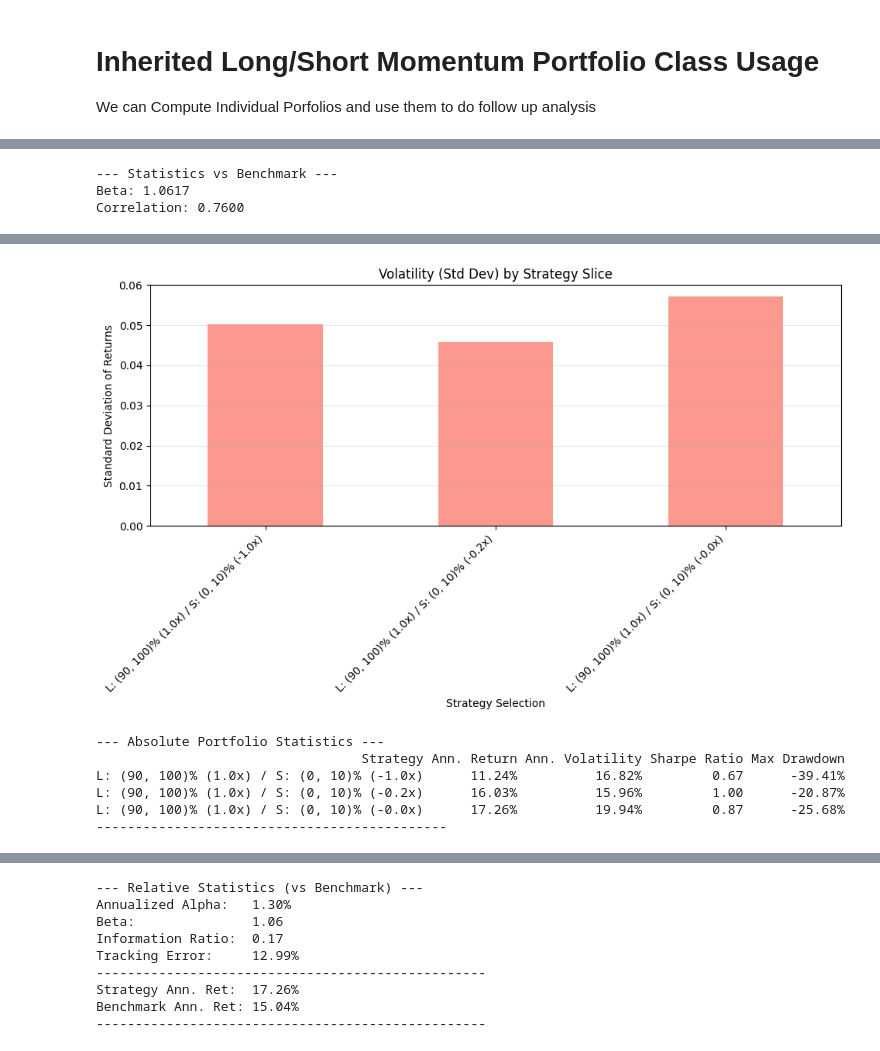
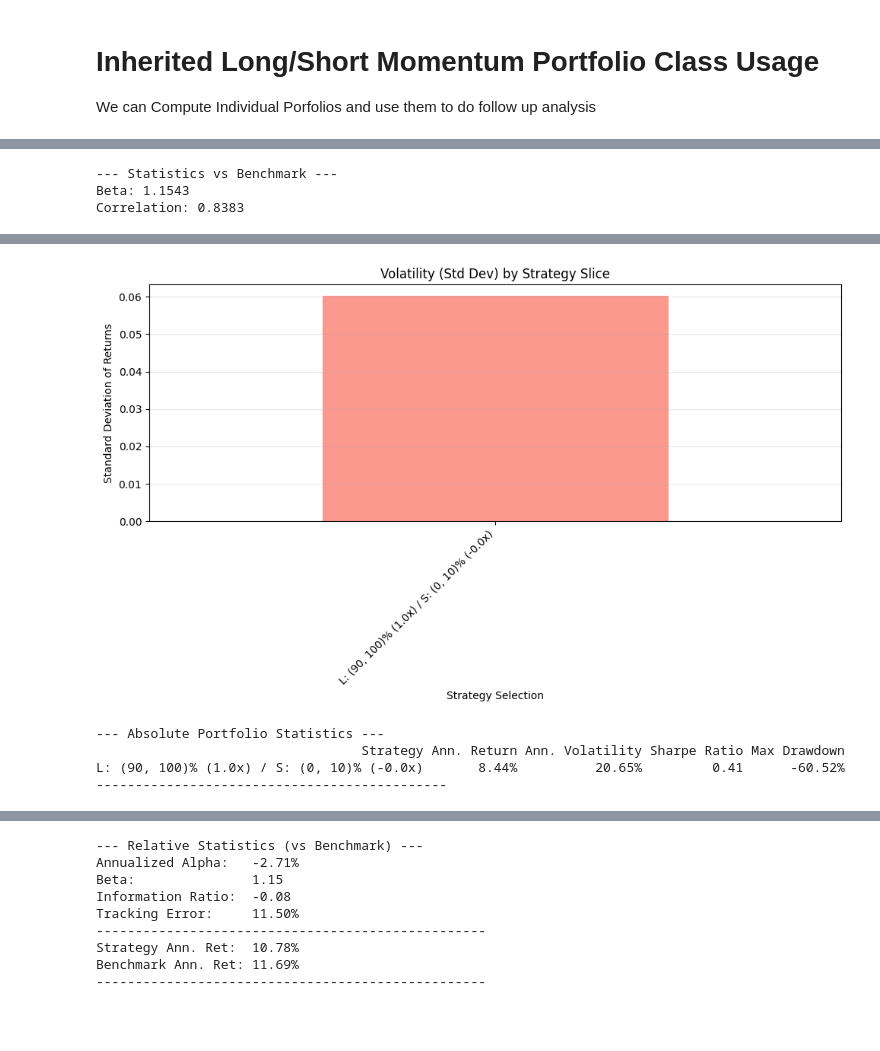
Before and after one commit to julenmm/Momentum, a Jupyter notebook: Analysis/1_momentum_portfolios.ipynb, the cells around one changed output, grey strips where cells are left out. Cells and saved outputs as stored; diff of their text form; code cells hidden in the pictures; blank space fills up the shorter version.

```diff
--- a/Analysis/1_momentum_portfolios.ipynb
+++ b/Analysis/1_momentum_portfolios.ipynb
@@ -658,7 +971,7 @@ def download_ticker_to_duckdb(ticker):
 
 # Metrics that can be modifed:
 # %%
-START_TIME = "1980-01-01"
+START_TIME = "1970-01-01"
 
 # this can either be: 1. "ME" for monthly aggregation(month end), 2. DE Day end, 3. QE Quarter end, 4. SE every 6 months end, 5. UE year end
 # Changing this changes the rebalancing period of the portfolio, to change how far we look back for performance change
@@ -692,9 +1005,13 @@ LAST_PERIODS_TO_IGNORE = 1
 # Ignoring extreme results is necessary for meomentung to work, it would change the predictability of the strategy.
 # Short squeezes cause random explosions, weights of penny stocks that are bought out distort what the espected returns would be
 # We can think of this as setting a stop loss on the daily losses in a single asset, though it also affects the upside
-CLIP_EXTREME_RETURNS = True
+CLIP_EXTREME_RETURNS = False
 
-# TODO: Sell or not own when price is lower than
-MIN_OWNERSHIP_PRICE = 5#-- not implemented yet
+# Number of periods company needs to have existed to be considered investable for the portfoliop
+INVESTABLE_BIRTH_PERIODS = 60
+
+
+# Sell or not own when price is lower than
+MIN_INCLUDE_PRICE = 5
 # %% [markdown]
 # Momentum Portfolio Class Usage
@@ -981,20 +1319,23 @@ Benchmark Ann. Ret: 15.04%
 Long Short Portfolio
 100% Long top 10%
 """
-long_short_Portfolio.construct_long_short_portfolio(
-    long_percentile=(90, 100),
-    short_percentile=(0, 10),
-    long_weight=1.0,
-    short_weight=-0.0 # Negative weight creates the short position
+long_short_Portfolio = LongShortMomentumPortfolio(
+    START_DATE_LISTED="2020-01-01",
+    MIN_AVG_LISTED_PRICE=5.0,
+    START_TIME="2000-01-01",
+    AGREGATION_PREIOD_OF_RETURNS="ME",
+    CLIP_EXTREME_RETURNS=True,
+    LOOKBACK_PERIOD=12,
+    LAST_PERIODS_TO_IGNORE=1,
+    INVESTABLE_BIRTH_PERIODS=60,
+    MIN_INCLUDE_PRICE=5.0,
+    LONG_PERCENTILE=(90, 100),
+    SHORT_PERCENTILE=(0, 10),
+    LONG_WEIGHT=1.0,
+    SHORT_WEIGHT=-0.0,
+    BENCHMARK="SPY",
 )
-# 2. Evaluate against the benchmark
-long_short_Portfolio.evaluate_against_benchmark()
-long_short_Portfolio.plot_portfolios_over_HPR()
-long_short_Portfolio.plot_portfolio_average_returns()
-long_short_Portfolio.plot_portfolio_standard_deviations()
-long_short_Portfolio.print_portfolio_statistics()
-long_short_Portfolio.print_relative_statistics()
 # %% [output]
 --- Statistics vs Benchmark ---
-Beta: 1.0617
-Correlation: 0.7600
+Beta: 1.1543
+Correlation: 0.8383
@@ -1005,7 +1346,5 @@ Correlation: 0.7600
-[figure, old version]
+[figure, new version]
 --- Absolute Portfolio Statistics ---
                                   Strategy Ann. Return Ann. Volatility Sharpe Ratio Max Drawdown
-L: (90, 100)% (1.0x) / S: (0, 10)% (-1.0x)      11.24%          16.82%         0.67      -39.41%
-L: (90, 100)% (1.0x) / S: (0, 10)% (-0.2x)      16.03%          15.96%         1.00      -20.87%
-L: (90, 100)% (1.0x) / S: (0, 10)% (-0.0x)      17.26%          19.94%         0.87      -25.68%
+L: (90, 100)% (1.0x) / S: (0, 10)% (-0.0x)       8.44%          20.65%         0.41      -60.52%
 ---------------------------------------------
@@ -1013,9 +1352,9 @@ L: (90, 100)% (1.0x) / S: (0, 10)% (-0.0x)      17.26%          19.94%         0
 --- Relative Statistics (vs Benchmark) ---
-Annualized Alpha:   1.30%
-Beta:               1.06
-Information Ratio:  0.17
-Tracking Error:     12.99%
+Annualized Alpha:   -2.71%
+Beta:               1.15
+Information Ratio:  -0.08
+Tracking Error:     11.50%
 --------------------------------------------------
-Strategy Ann. Ret:  17.26%
-Benchmark Ann. Ret: 15.04%
+Strategy Ann. Ret:  10.78%
+Benchmark Ann. Ret: 11.69%
 --------------------------------------------------
```
Also changed, not shown: parts of 16 cells of this notebook, 2 other files.
